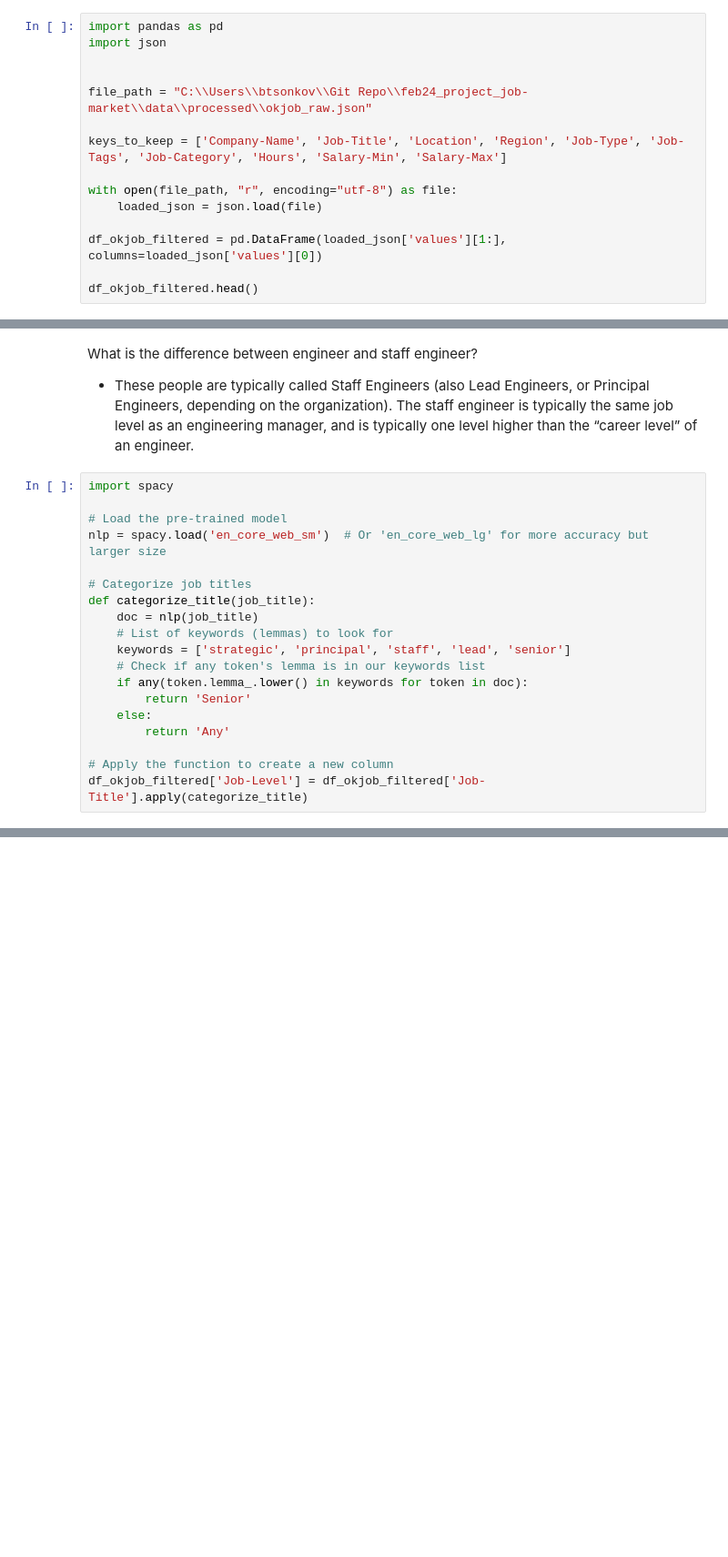
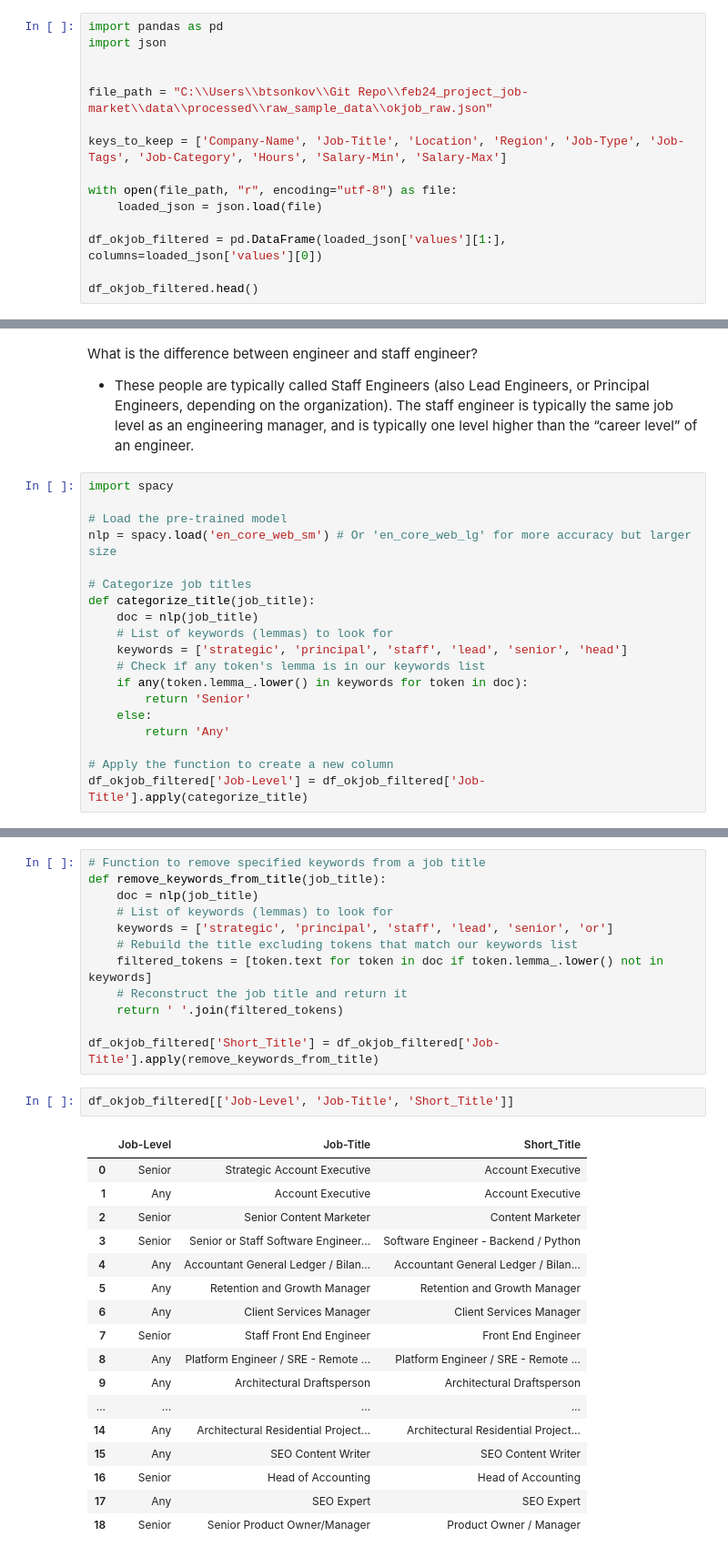
Before and after one commit to mygitbob/feb24_project_job-market, a Jupyter notebook: src/explore OKjob API.ipynb, the cells around one changed output, grey strips where cells are left out. Shown at 91% size. Saved outputs shown, nothing was run; the diff lists cells and outputs as text; blank space fills up the shorter version.

```diff
--- a/src/explore OKjob API.ipynb
+++ b/src/explore OKjob API.ipynb
@@ -3,7 +3,7 @@ import pandas as pd
 import json
 
 
-file_path = "C:\\Users\\btsonkov\\Git Repo\\feb24_project_job-market\\data\\processed\\okjob_raw.json"
+file_path = "C:\\Users\\btsonkov\\Git Repo\\feb24_project_job-market\\data\\processed\\raw_sample_data\\okjob_raw.json"
 
 keys_to_keep = ['Company-Name', 'Job-Title', 'Location', 'Region', 'Job-Type', 'Job-Tags', 'Job-Category', 'Hours', 'Salary-Min', 'Salary-Max']
 
@@ -146,13 +153,13 @@ What is the difference between engineer and staff engineer?
 import spacy
 
 # Load the pre-trained model
-nlp = spacy.load('en_core_web_sm')  # Or 'en_core_web_lg' for more accuracy but larger size
+nlp = spacy.load('en_core_web_sm') # Or 'en_core_web_lg' for more accuracy but larger size
 
 # Categorize job titles
 def categorize_title(job_title):
     doc = nlp(job_title)
     # List of keywords (lemmas) to look for
-    keywords = ['strategic', 'principal', 'staff', 'lead', 'senior']
+    keywords = ['strategic', 'principal', 'staff', 'lead', 'senior', 'head']
     # Check if any token's lemma is in our keywords list
     if any(token.lemma_.lower() in keywords for token in doc):
         return 'Senior'
@@ -165,0 +191,32 @@ OSError: [E050] Can't find model 'en_core_web_sm'. It doesn't seem to be a Pytho
+# %%
+# Function to remove specified keywords from a job title
+def remove_keywords_from_title(job_title):
+    doc = nlp(job_title)
+    # List of keywords (lemmas) to look for
+    keywords = ['strategic', 'principal', 'staff', 'lead', 'senior', 'or']
+    # Rebuild the title excluding tokens that match our keywords list
+    filtered_tokens = [token.text for token in doc if token.lemma_.lower() not in keywords]
+    # Reconstruct the job title and return it
+    return ' '.join(filtered_tokens)
+
+df_okjob_filtered['Short_Title'] = df_okjob_filtered['Job-Title'].apply(remove_keywords_from_title)
+# %%
+df_okjob_filtered[['Job-Level', 'Job-Title', 'Short_Title']]
+# %% [output]
+|  | Job-Level | Job-Title | Short_Title |
+| 0 | Senior | Strategic Account Executive | Account Executive |
+| 1 | Any | Account Executive | Account Executive |
+| 2 | Senior | Senior Content Marketer | Content Marketer |
+| 3 | Senior | Senior or Staff Software Engineer... | Software Engineer - Backend / Python |
+| 4 | Any | Accountant General Ledger / Bilan... | Accountant General Ledger / Bilan... |
+| 5 | Any | Retention and Growth Manager | Retention and Growth Manager |
+| 6 | Any | Client Services Manager | Client Services Manager |
+| 7 | Senior | Staff Front End Engineer | Front End Engineer |
+| 8 | Any | Platform Engineer / SRE - Remote ... | Platform Engineer / SRE - Remote ... |
+| 9 | Any | Architectural Draftsperson | Architectural Draftsperson |
+| ... | ... | ... | ... |
+| 14 | Any | Architectural Residential Project... | Architectural Residential Project... |
+| 15 | Any | SEO Content Writer | SEO Content Writer |
+| 16 | Senior | Head of Accounting | Head of Accounting |
+| 17 | Any | SEO Expert | SEO Expert |
+| 18 | Senior | Senior Product Owner/Manager | Product Owner / Manager |
```
Also changed, not shown: parts of 8 cells of this notebook, 4 other files.
